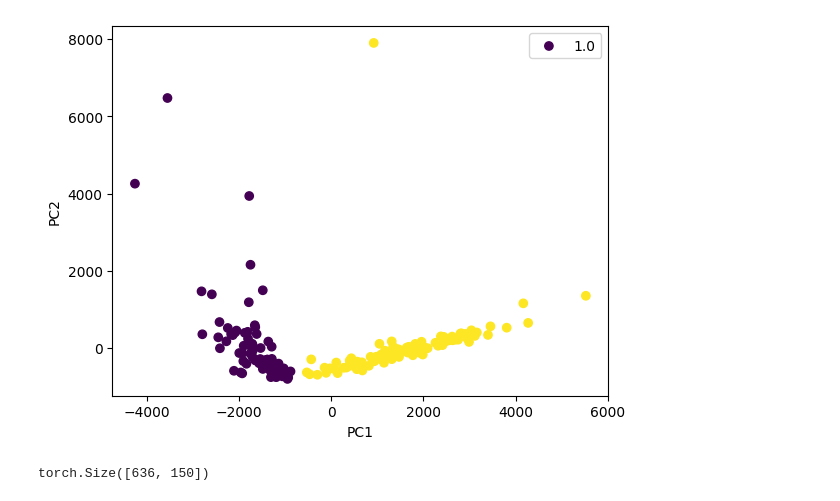
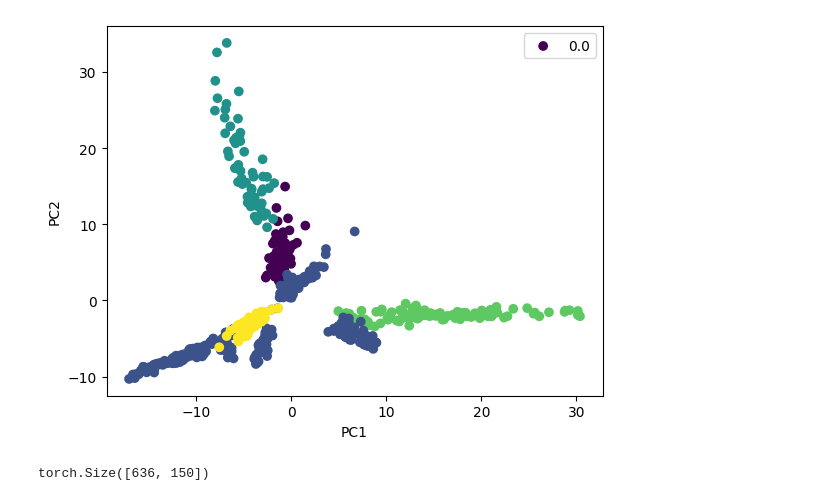
Before and after one commit to StefRodopCodes94/CounterFactual-VAE, a Jupyter notebook: Model/VAE.ipynb, the cells around one changed output. Drawn from its saved outputs; the diff is of its cells as text; code cells hidden in the pictures.

```diff
--- a/Model/VAE.ipynb
+++ b/Model/VAE.ipynb
@@ -92,25 +92,25 @@ np.savetxt("Labels", labels_combined, delimiter=",")
 # %%
 
 
 # Load your data into a numpy array called X
 X = np.loadtxt("test", delimiter=",")
-y = np.loadtxt("TestL")
+y = np.loadtxt("Labels")
 
 # Separate your class labels from your feature data
 
 
 # Apply PCA to reduce the dimensionality of your data to 2 dimensions
-pca = PCA(n_components=3)
+pca = PCA(n_components=2)
 X_pca = pca.fit_transform(X)
 
 # Plot your data in 2 dimensions, colored by class label
 plt.scatter(X_pca[:, 0], X_pca[:, 1], c=y)
 plt.legend(y)
 plt.xlabel("PC1")
 plt.ylabel("PC2")
 plt.show()
 # %% [output]
-[figure, old version]
+[figure, new version]
 # %%
 class VAE(nn.Module):
     def __init__(self, input_dim, hidden_dim, z_dim):
```
Also changed, not shown: parts of 1 cell of this notebook, 1 other file.
